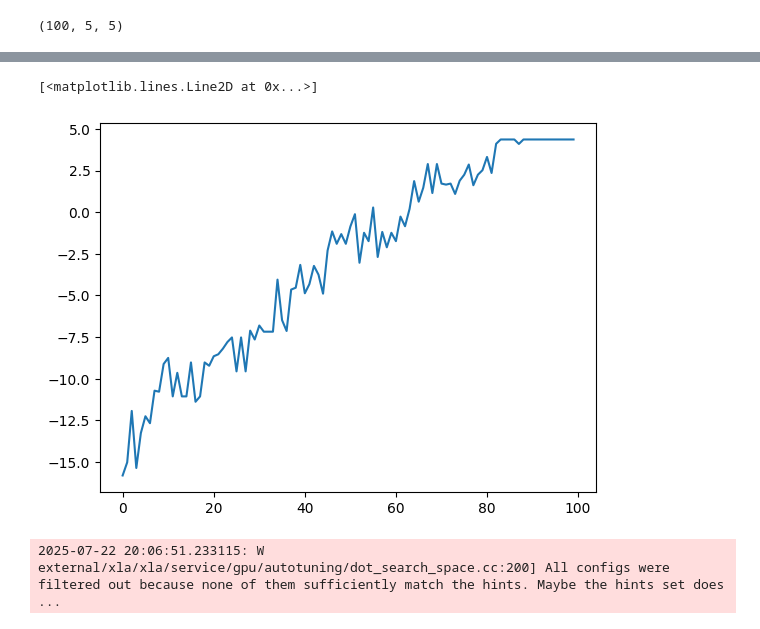
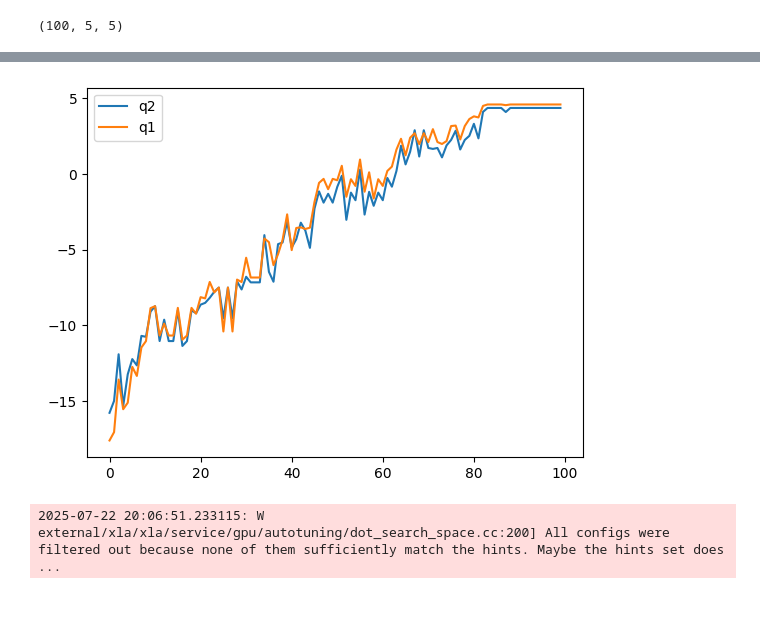
Before and after one commit to wladekpal/golden-standard, a Jupyter notebook: src/notebooks/18_07_25_post_hoc_analysis.ipynb, the cells around one changed output, grey strips where cells are left out. Cells and saved outputs as stored; diff of their text form; code cells hidden in the pictures.

```diff
--- a/src/notebooks/18_07_25_post_hoc_analysis.ipynb
+++ b/src/notebooks/18_07_25_post_hoc_analysis.ipynb
@@ -164,5 +164,8 @@ tr_states.shape
 # %%
 q1, q2 = agent.network.select('critic')(tr_states.reshape(tr_states.shape[0], -1), tr_goals.reshape(tr_goals.shape[0], -1), tr_actions.reshape(tr_actions.shape[0]))
 
-plt.plot(jnp.log(q2))
+plt.plot(jnp.log(q2), label='q2')
+plt.plot(jnp.log(q1), label='q1')
+plt.legend()
+plt.show()
 # %% [output]
@@ -170,5 +172,4 @@ plt.plot(jnp.log(q2))
-[<matplotlib.lines.Line2D at 0x...>]
-[figure, old version]
+[figure, new version]
 # %%
 dist = agent.network.select('actor')(tr_states.reshape(tr_states.shape[0], -1), tr_goals.reshape(tr_goals.shape[0], -1), temperature=1)
 actions = dist.sample(seed=jax.random.PRNGKey(0))
```
Also changed, not shown: parts of 2 cells of this notebook.
